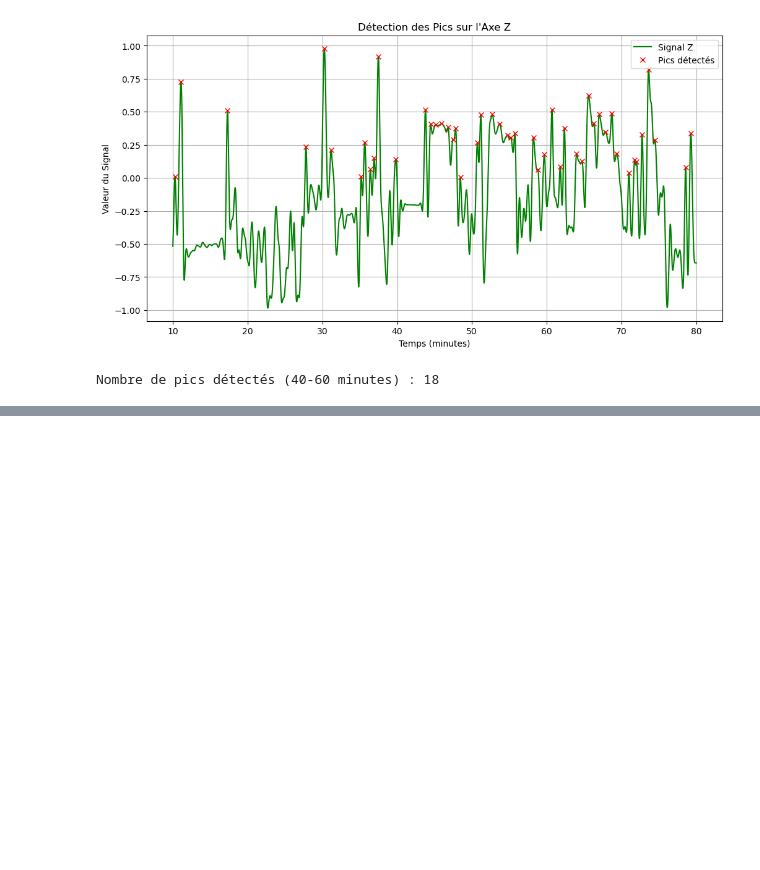
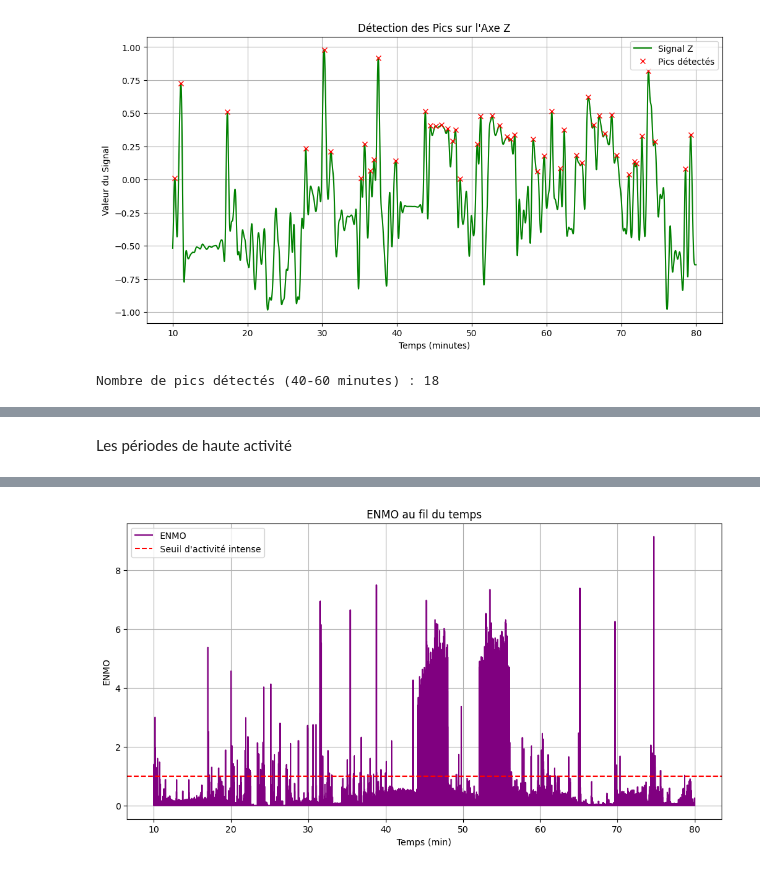
Before and after one commit to leyah-sa/AX3-Project, a Jupyter notebook: notebooks/Smoker-analysis.ipynb, the cells around one changed output, grey strips where cells are left out. Saved outputs shown, nothing was run; the diff lists cells and outputs as text; code cells hidden in the pictures; blank space fills up the shorter version.

```diff
--- a/notebooks/Smoker-analysis.ipynb
+++ b/notebooks/Smoker-analysis.ipynb
@@ -772,0 +897,21 @@ else:
+# %% [markdown]
+Les périodes de haute activité
+# %%
+# Définir un seuil pour l'activité intense (par exemple, 1.0)
+seuil_haut = 1.0
+moments_intenses = filtered_data[filtered_data['ENMO'] > seuil_haut]
+
+# Afficher les moments d'activité intense
+print(moments_intenses)
+
+# Tracer l'ENMO et les périodes d'activité intense
+plt.figure(figsize=(12, 6))
+plt.plot(filtered_data['relative_time_minutes'], filtered_data['ENMO'], label="ENMO", color='purple')
+plt.axhline(y=seuil_haut, color='r', linestyle='--', label="Seuil d'activité intense")
+plt.title("ENMO au fil du temps")
+plt.xlabel("Temps (min)")
+plt.ylabel("ENMO")
+plt.legend()
+plt.grid(True)
+plt.show()
+# %% [output]
@@ -772,0 +935 @@ else:
+[figure, added]
```
Also changed, not shown: parts of 18 cells of this notebook, 1 other file.
